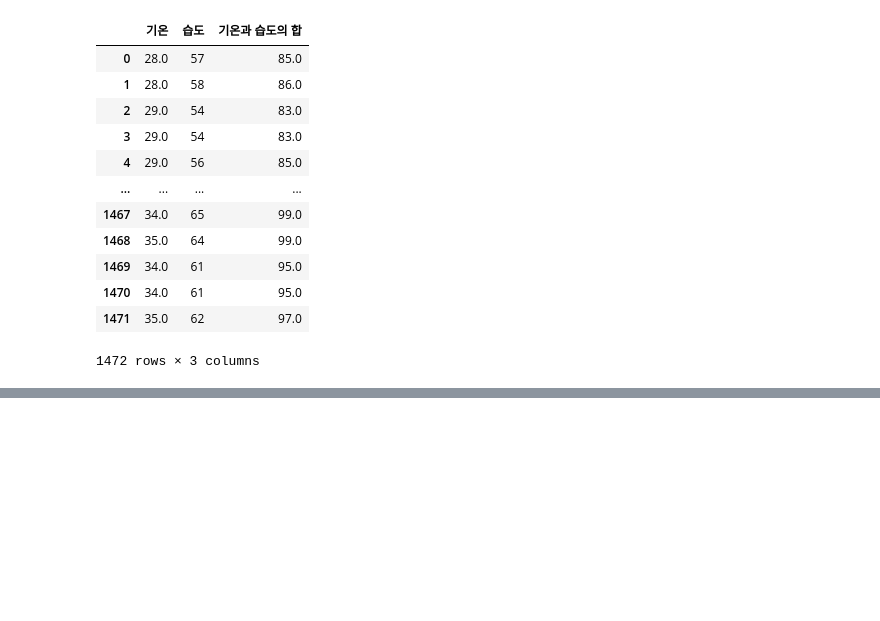
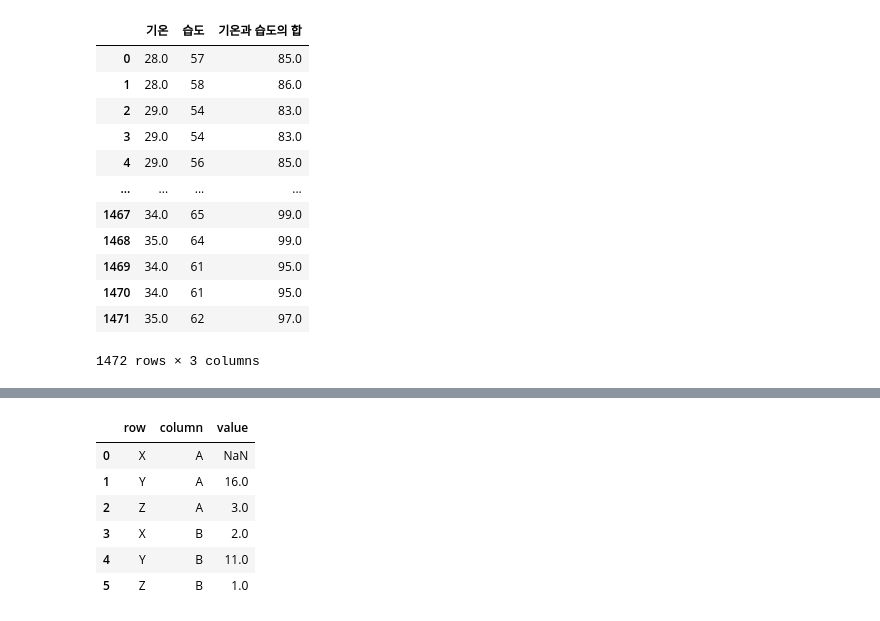
Before and after one commit to MeluvRose/My_test_note, a Jupyter notebook: Untitled3.ipynb, the cells around one changed output, grey strips where cells are left out. Cells and saved outputs as stored; diff of their text form; code cells hidden in the pictures; blank space fills up the shorter version.

```diff
--- a/Untitled3.ipynb
+++ b/Untitled3.ipynb
@@ -107,0 +186,21 @@ df[['기온', '습도', '기온과 습도의 합']]
+# %%
+### 각 행에 대해서 (unique identifier)를 확인합니다.
+### 한개의 "tidy" 한 열에 대해서 포함되어야 할 (기준이 되는) 데이터를 선택합니다.
+tidy1 = tidy1.melt(id_vars = 'index', value_vars = ['A', 'B'])
+tidy1 = tidy1.rename(
+    columns = {
+        'index': 'row',
+        'variable': 'column',
+        'value': 'value'
+        }
+)
+
+tidy1
+# %% [output]
+|  | row | column | value |
+| 0 | X | A | NaN |
+| 1 | Y | A | 16.0 |
+| 2 | Z | A | 3.0 |
+| 3 | X | B | 2.0 |
+| 4 | Y | B | 11.0 |
+| 5 | Z | B | 1.0 |
```
Also changed, not shown: parts of 8 cells of this notebook.
